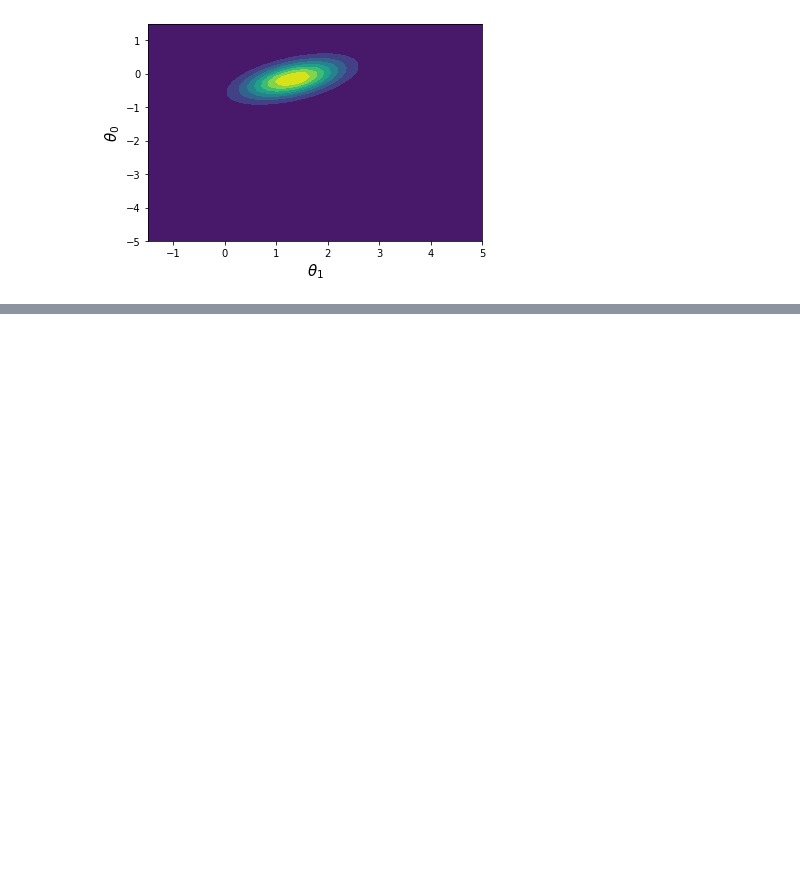
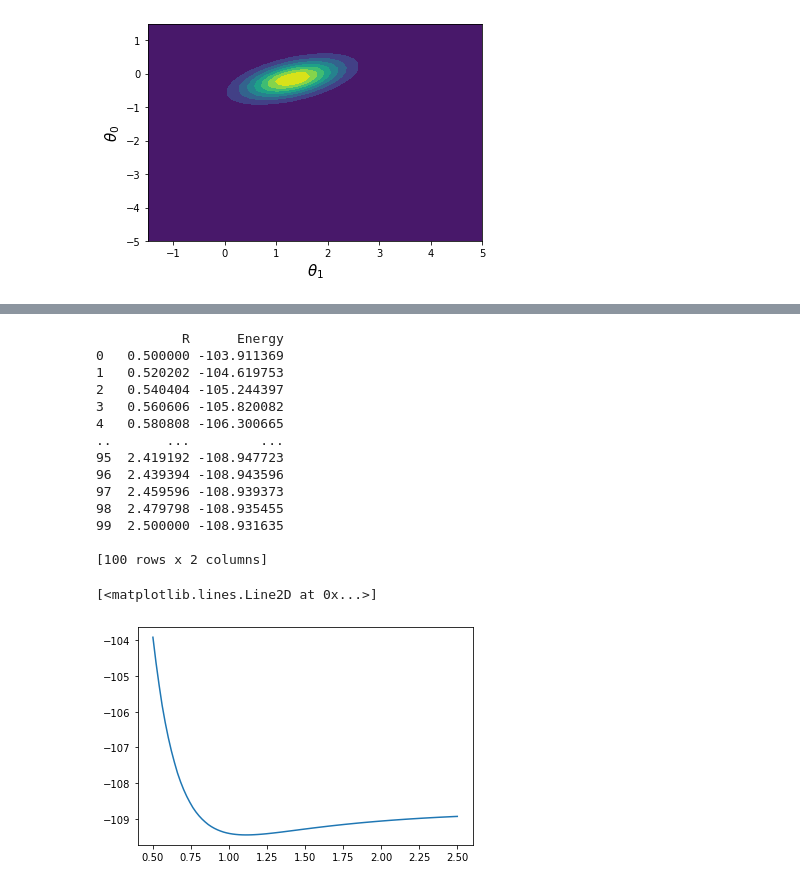
Before and after one commit to RodrigoAVargasHdz/CHEM-4PB3, a Jupyter notebook: Course_Notes/Week4/probabilistic_regression.ipynb, the cells around one changed output, grey strips where cells are left out. Cells and saved outputs as stored; diff of their text form; code cells hidden in the pictures; blank space fills up the shorter version.

Commit message:
notes

```diff
--- a/Course_Notes/Week4/probabilistic_regression.ipynb
+++ b/Course_Notes/Week4/probabilistic_regression.ipynb
@@ -115,0 +110,25 @@ print(data_N2)
+# %%
+data_url = "https://github.com/RodrigoAVargasHdz/CHEM-4PB3/raw/main/Course_Notes/data/PES_N2"
+data = pd.read_csv(data_url)
+print(data)
+plt.plot(data['R'],data['Energy'])
+
+plt.xlabel('R')
+plt.ylabel('Energy')
+# %% [output]
+           R      Energy
+0   0.500000 -103.911369
+1   0.520202 -104.619753
+2   0.540404 -105.244397
+3   0.560606 -105.820082
+4   0.580808 -106.300665
+..       ...         ...
+95  2.419192 -108.947723
+96  2.439394 -108.943596
+97  2.459596 -108.939373
+98  2.479798 -108.935455
+99  2.500000 -108.931635
+
+[100 rows x 2 columns]
+[<matplotlib.lines.Line2D at 0x...>]
+[figure, added]
```
Also changed, not shown: parts of 3 cells of this notebook, 1 other file.
